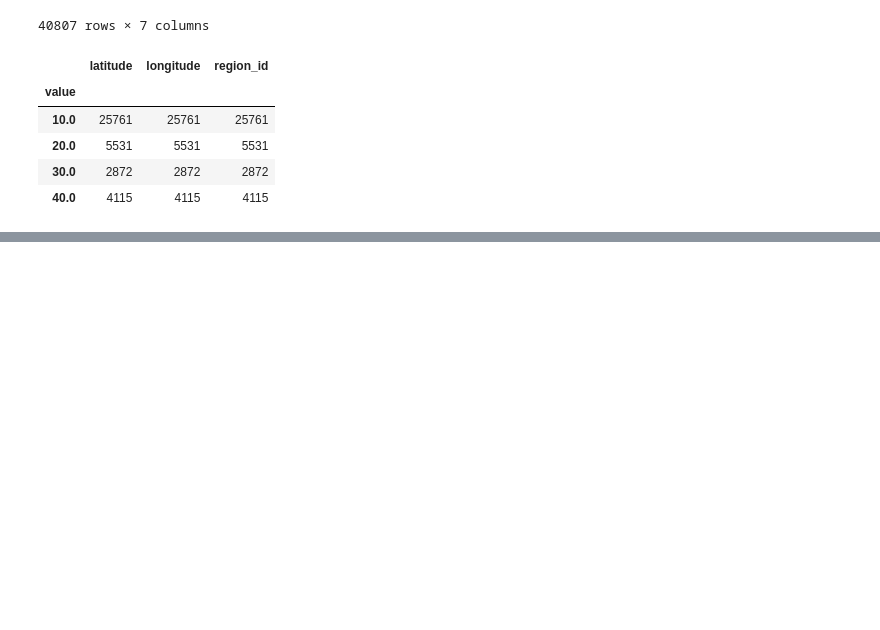
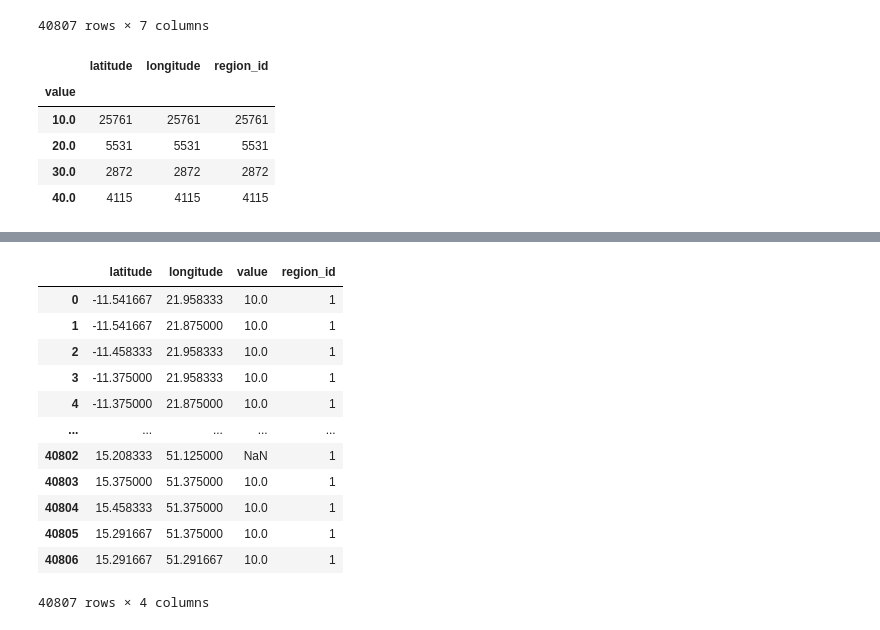
Before and after one commit to icpac-igad/ea-ibf-climada, a Jupyter notebook: drought/ibf_tamsat_wrsi.ipynb, the cells around one changed output, grey strips where cells are left out. Drawn from its saved outputs; the diff is of its cells as text; code cells hidden in the pictures; blank space fills up the shorter version.

```diff
--- a/drought/ibf_tamsat_wrsi.ipynb
+++ b/drought/ibf_tamsat_wrsi.ipynb
@@ -899,0 +928,18 @@ plt.savefig('/home/ibf.png', bbox_inches='tight')
+# %%
+db=pd.read_csv('/home/ibf_output.csv')
+
+db
+# %% [output]
+|  | latitude | longitude | value | region_id |
+| 0 | -11.541667 | 21.958333 | 10.0 | 1 |
+| 1 | -11.541667 | 21.875000 | 10.0 | 1 |
+| 2 | -11.458333 | 21.958333 | 10.0 | 1 |
+| 3 | -11.375000 | 21.958333 | 10.0 | 1 |
+| 4 | -11.375000 | 21.875000 | 10.0 | 1 |
+| ... | ... | ... | ... | ... |
+| 40802 | 15.208333 | 51.125000 | NaN | 1 |
+| 40803 | 15.375000 | 51.375000 | 10.0 | 1 |
+| 40804 | 15.458333 | 51.375000 | 10.0 | 1 |
+| 40805 | 15.291667 | 51.375000 | 10.0 | 1 |
+| 40806 | 15.291667 | 51.291667 | 10.0 | 1 |
+40807 rows × 4 columns
```
Also changed, not shown: parts of 1 cell of this notebook.
